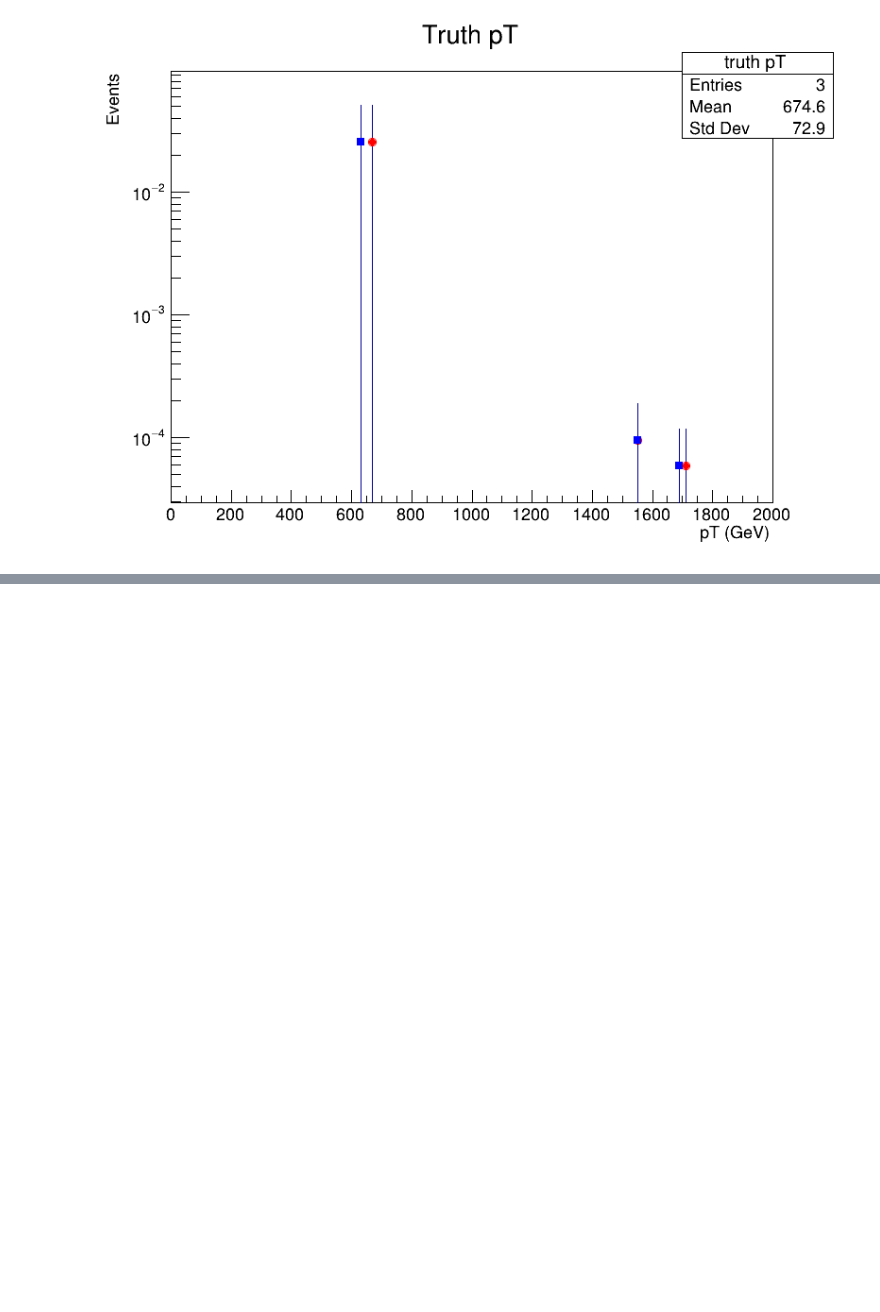
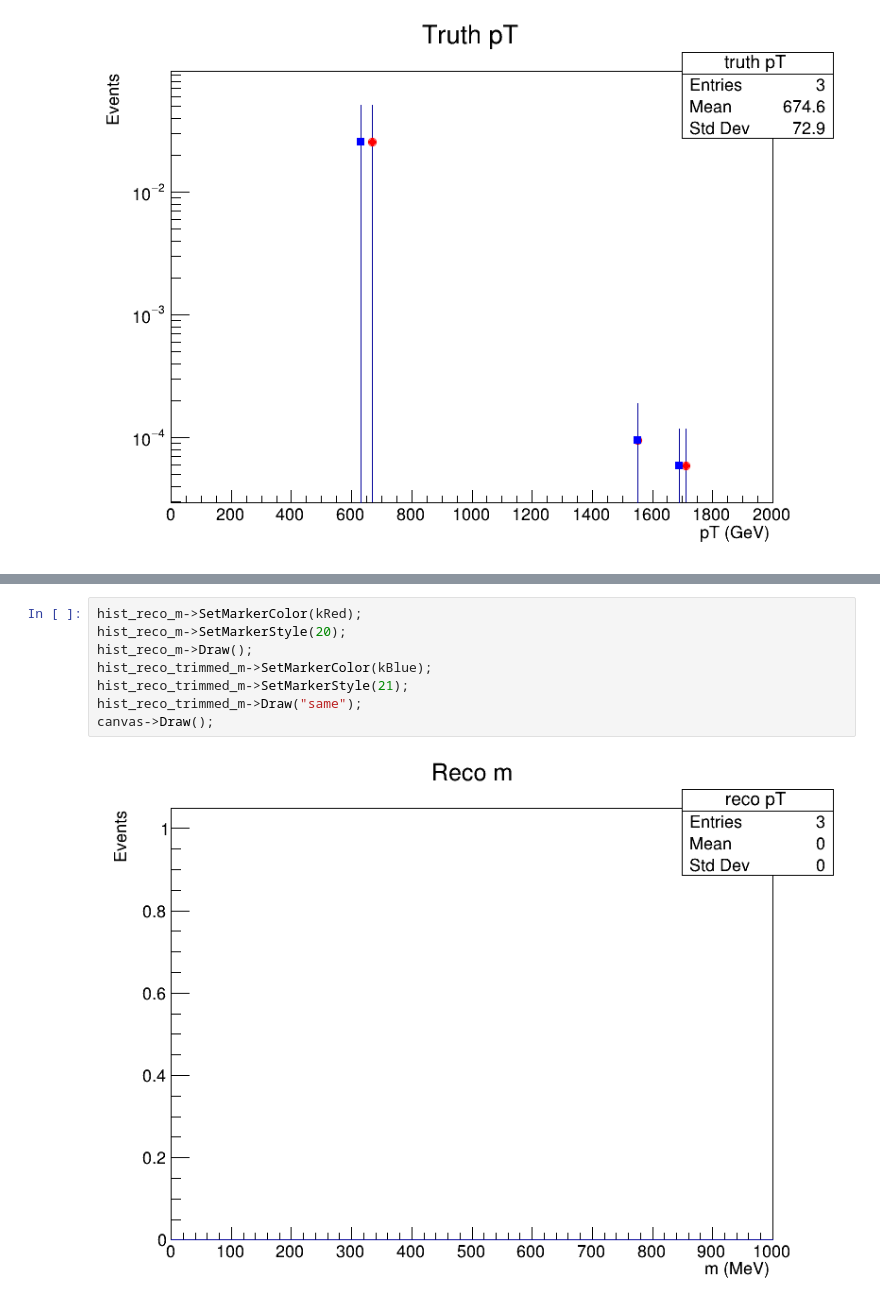
Before and after one commit to anmgomezmo/Exercises_2_root, a Jupyter notebook: Excercise 8.ipynb, the cells around one changed output, grey strips where cells are left out. Saved outputs shown, nothing was run; the diff lists cells and outputs as text; blank space fills up the shorter version.

```diff
--- a/Excercise 8.ipynb
+++ b/Excercise 8.ipynb
@@ -115,0 +145,10 @@ canvas->Draw();
+# %%
+hist_reco_m->SetMarkerColor(kRed);
+hist_reco_m->SetMarkerStyle(20);
+hist_reco_m->Draw();
+hist_reco_trimmed_m->SetMarkerColor(kBlue);
+hist_reco_trimmed_m->SetMarkerStyle(21);
+hist_reco_trimmed_m->Draw("same");
+canvas->Draw();
+# %% [output]
+[figure, added]
```
Also changed, not shown: parts of 2 cells of this notebook.
